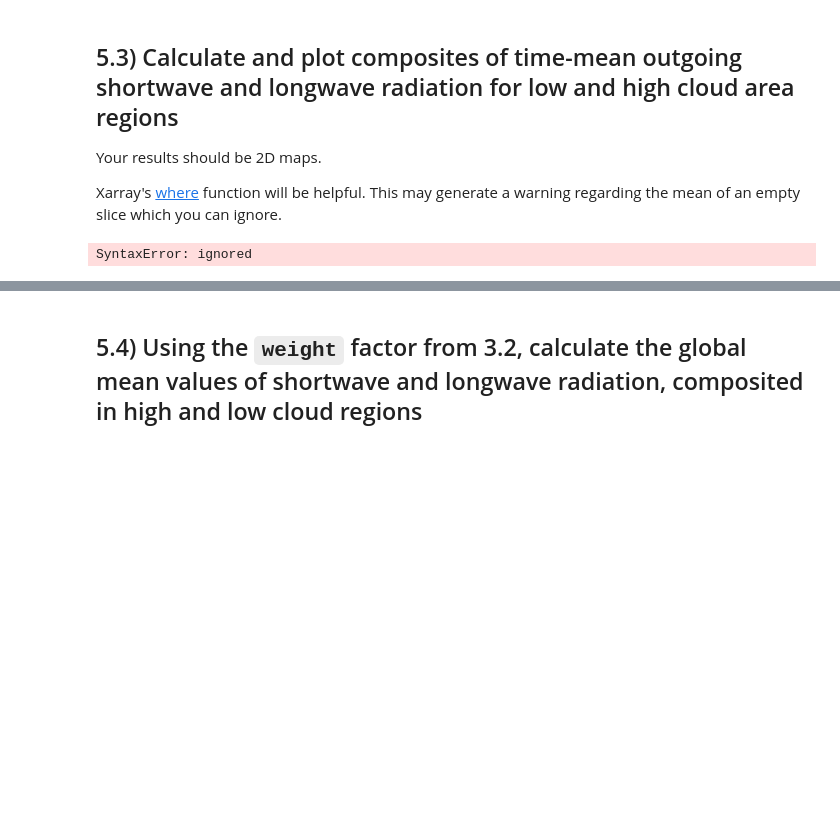
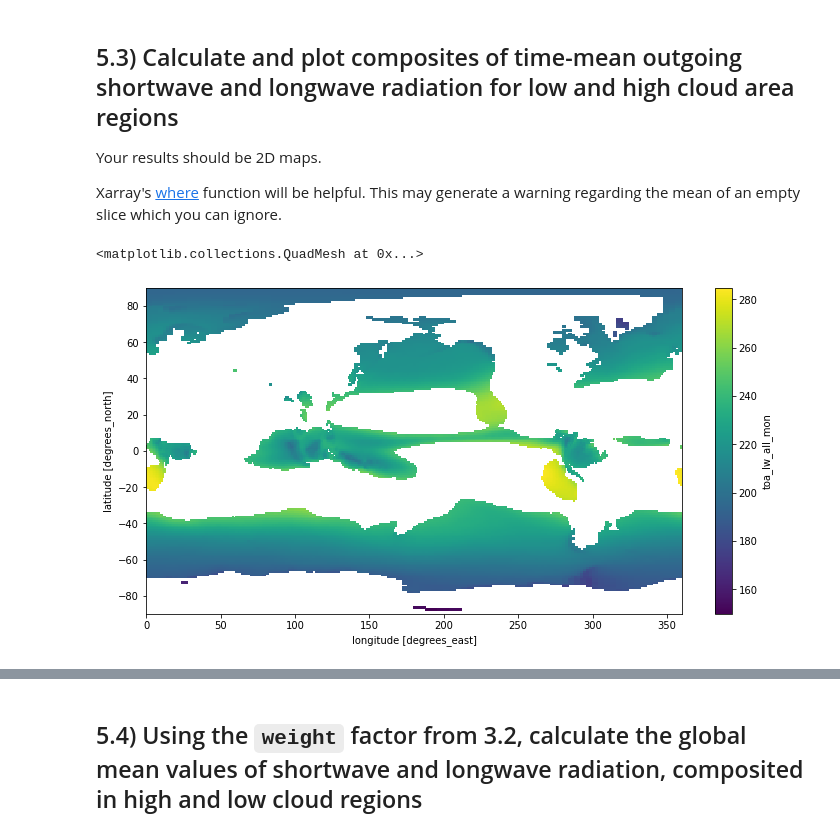
Before and after one commit to ecieks/ce203n, a Jupyter notebook: Problem_Set_1_TOA_Fluxes_Enci_Han.ipynb, the cells around one changed output, grey strips where cells are left out. Saved outputs shown, nothing was run; the diff lists cells and outputs as text; code cells hidden in the pictures; blank space fills up the shorter version.

```diff
--- a/Problem_Set_1_TOA_Fluxes_Enci_Han.ipynb
+++ b/Problem_Set_1_TOA_Fluxes_Enci_Han.ipynb
@@ -295,8 +304,9 @@ Coordinates:
 Your results should be 2D maps.
 
 Xarray's [where](http://xarray.pydata.org/en/stable/generated/xarray.DataArray.where.html) function will be helpful. This may generate a warning regarding the mean of an empty slice which you can ignore.
-# %%
-plt.subplot(ds.toa_lw_all_mon)
-plt.subplot(DataArray: ds.cldarea_total_daynight_mon)
-# %% [output]
-SyntaxError: ignored
+# %%
+lw_highcloud = time_mean.where(time_mean.cldarea_total_daynight_mon>=75).toa_lw_all_mon
+lw_highcloud.plot()
+# %% [output]
+<matplotlib.collections.QuadMesh at 0x...>
+[figure, added]
```
Also changed, not shown: parts of 15 cells of this notebook.
